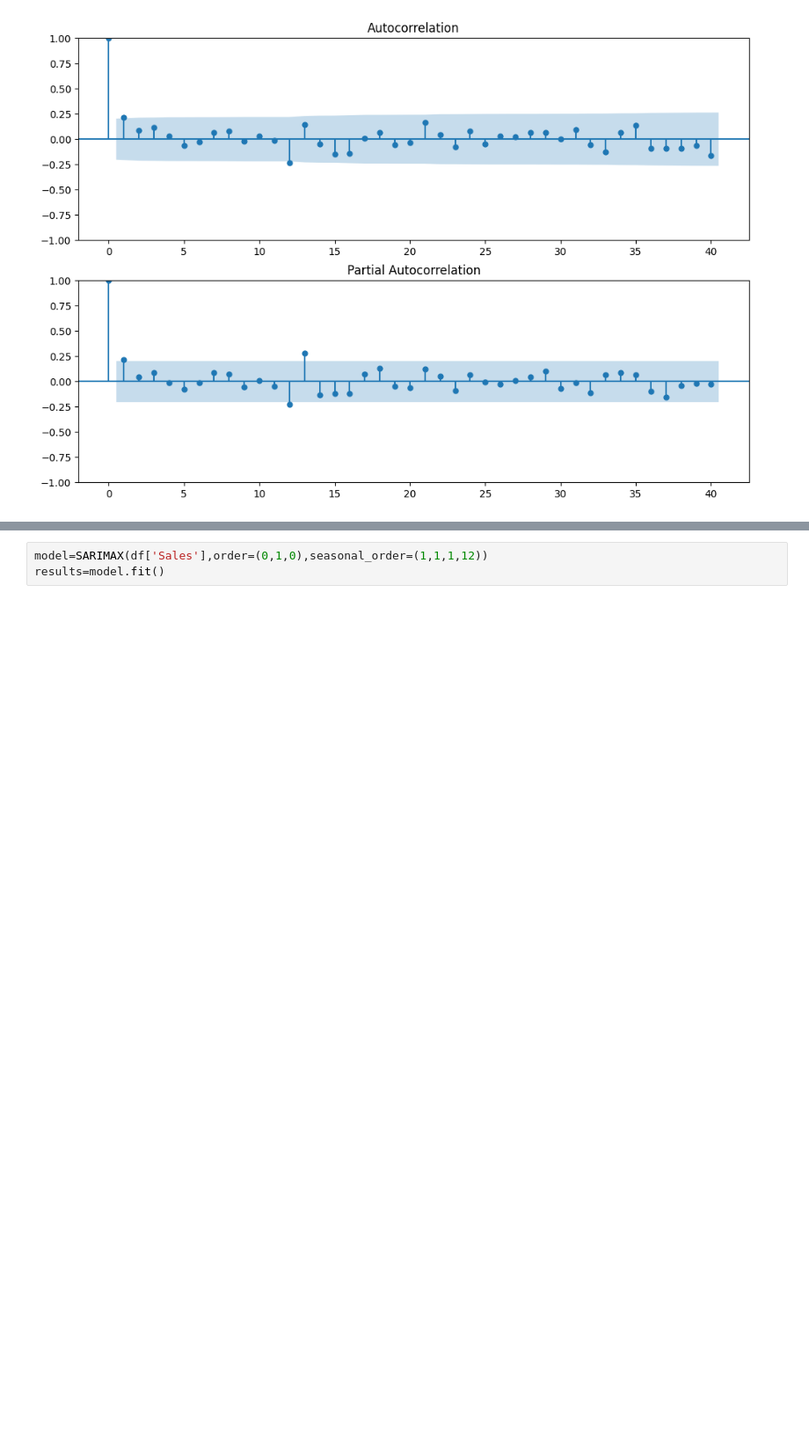
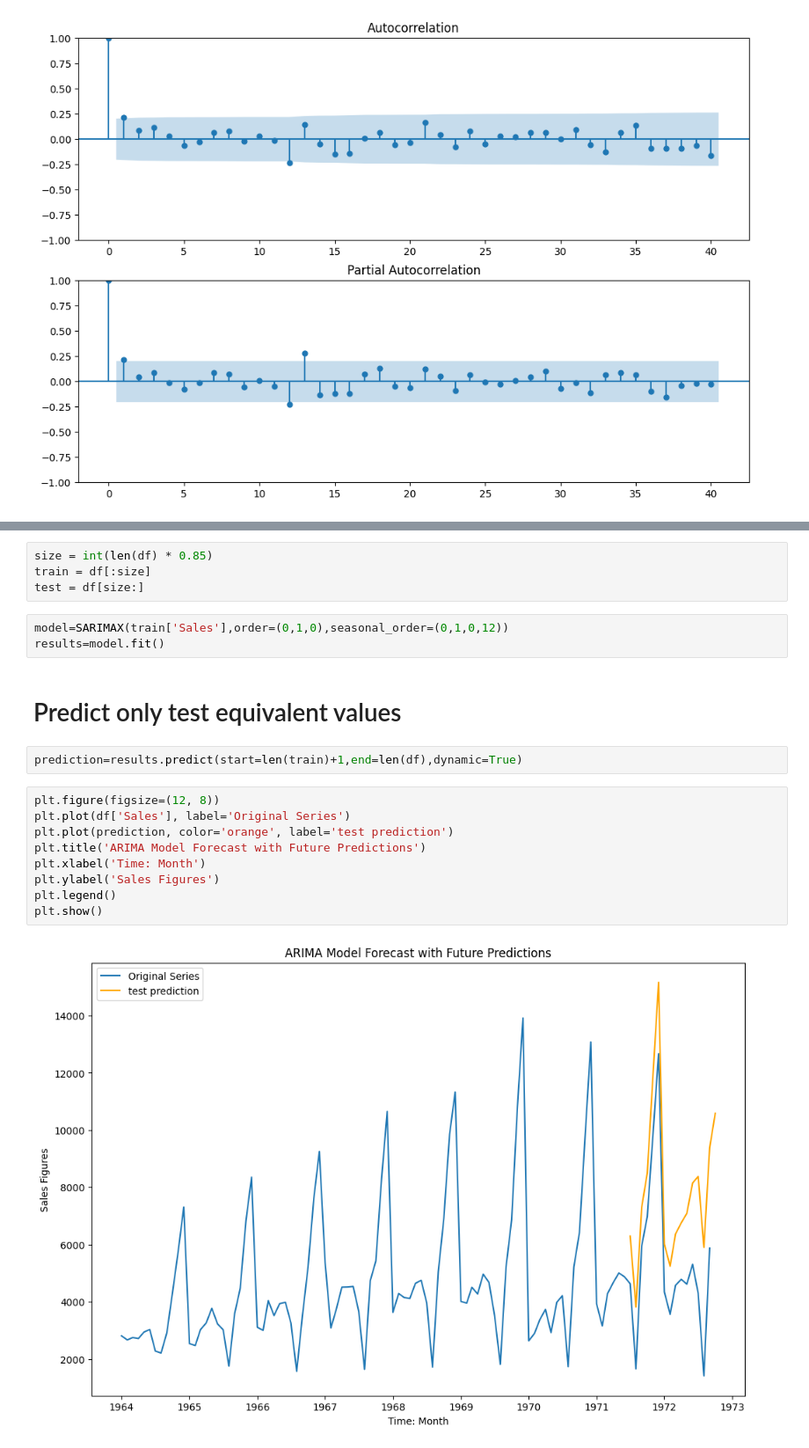
Before and after one commit to Ankar-Kumar/simulation, a Jupyter notebook: forecasting/video_forecast.ipynb, the cells around one changed output, grey strips where cells are left out. Shown at 88% size. Cells and saved outputs as stored; diff of their text form; blank space fills up the shorter version.

```diff
--- a/forecasting/video_forecast.ipynb
+++ b/forecasting/video_forecast.ipynb
@@ -213,6 +229,25 @@ Total fit time: 2.416 seconds
 
 Warnings:
 [1] Covariance matrix calculated using the outer product of gradients (complex-step).
+# %%
+size = int(len(df) * 0.85)
+train = df[:size]
+test = df[size:]
 # %%
-model=SARIMAX(df['Sales'],order=(0,1,0),seasonal_order=(1,1,1,12))
+model=SARIMAX(train['Sales'],order=(0,1,0),seasonal_order=(0,1,0,12))
 results=model.fit()
+# %% [markdown]
+# Predict only test equivalent values
+# %%
+prediction=results.predict(start=len(train)+1,end=len(df),dynamic=True)
+# %%
+plt.figure(figsize=(12, 8))
+plt.plot(df['Sales'], label='Original Series')
+plt.plot(prediction, color='orange', label='test prediction')
+plt.title('ARIMA Model Forecast with Future Predictions')
+plt.xlabel('Time: Month')
+plt.ylabel('Sales Figures')
+plt.legend()
+plt.show()
+# %% [output]
+[figure, added]
```
Also changed, not shown: parts of 15 cells of this notebook, 5 other files.
